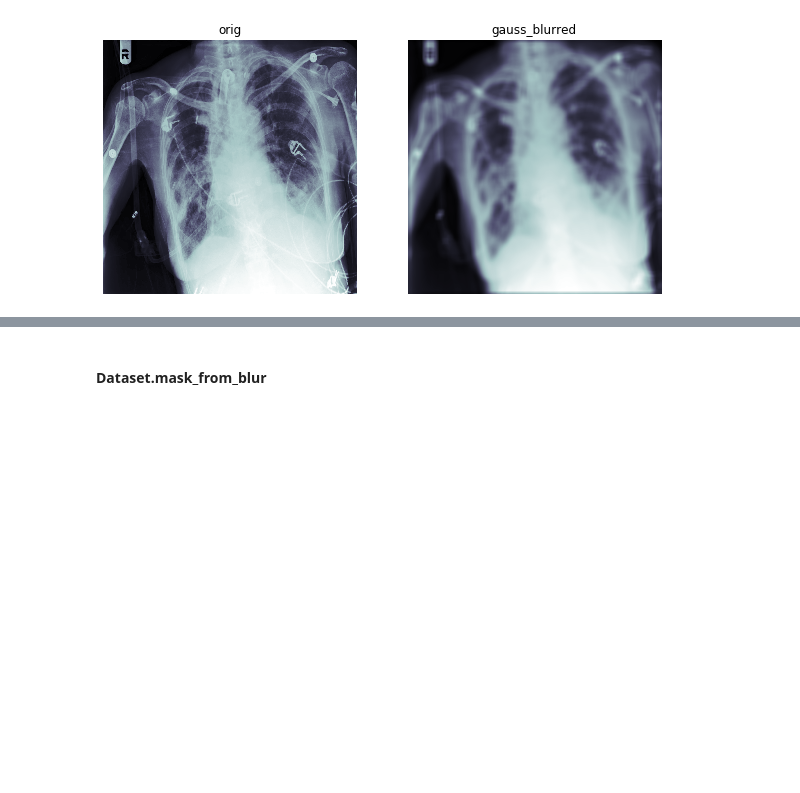
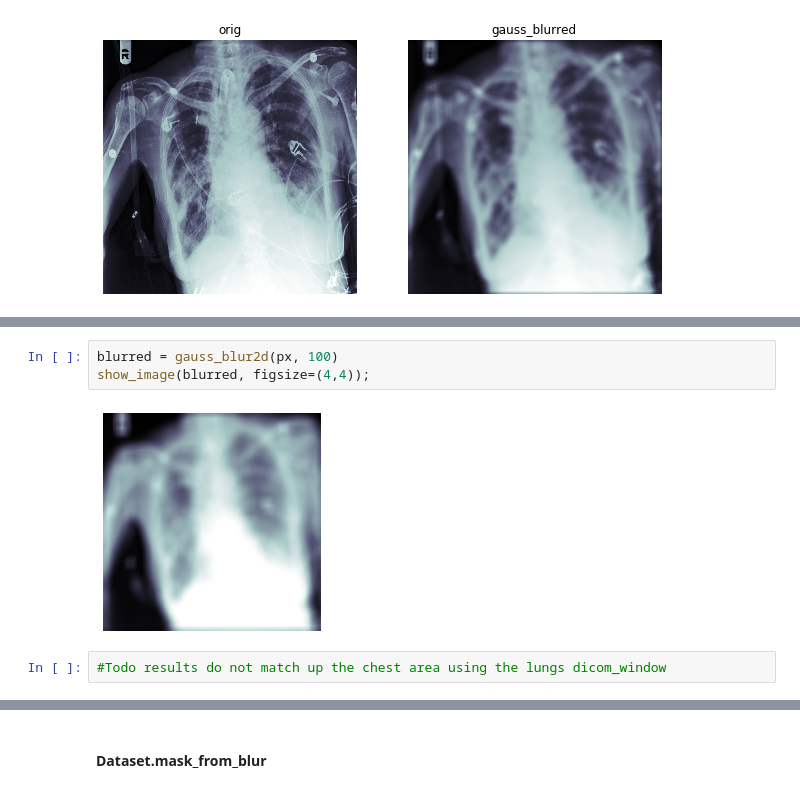
Before and after one commit to asvcode/medical_imaging, a Jupyter notebook: Medical-Imaging-Part2.ipynb, the cells around one changed output, grey strips where cells are left out. Cells and saved outputs as stored; diff of their text form; blank space fills up the shorter version.

```diff
--- a/Medical-Imaging-Part2.ipynb
+++ b/Medical-Imaging-Part2.ipynb
@@ -49,0 +61,7 @@ show_images(gims, titles=('orig', 'gauss_blurred'), figsize=(10,10))
+# %%
+blurred = gauss_blur2d(px, 100)
+show_image(blurred, figsize=(4,4));
+# %% [output]
+[figure, added]
+# %%
+#Todo results do not match up the chest area using the lungs dicom_window
```
Also changed, not shown: parts of 5 cells of this notebook.
